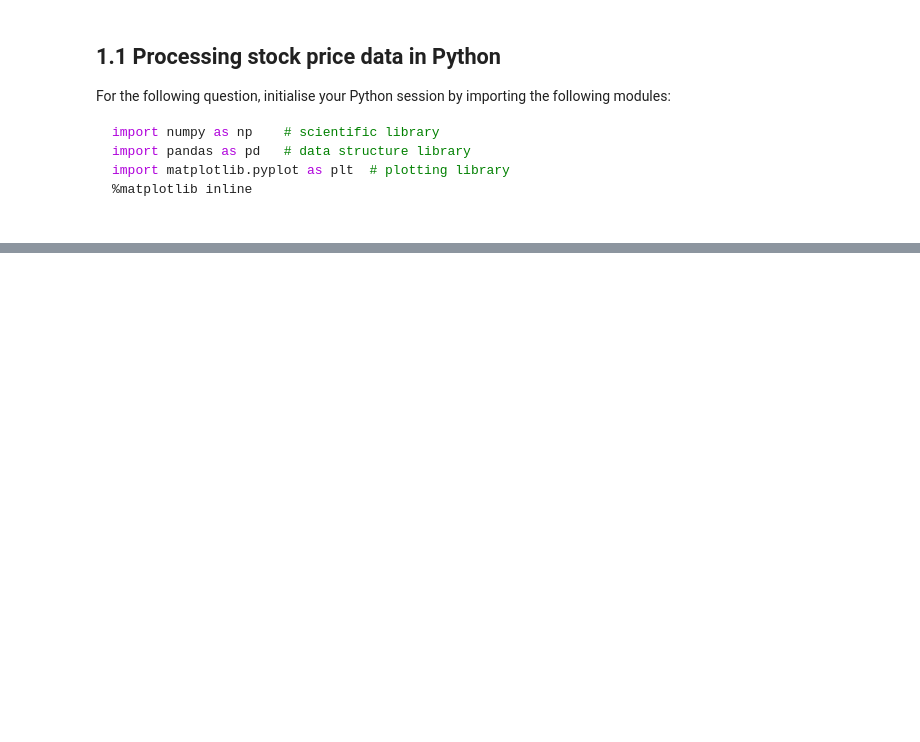
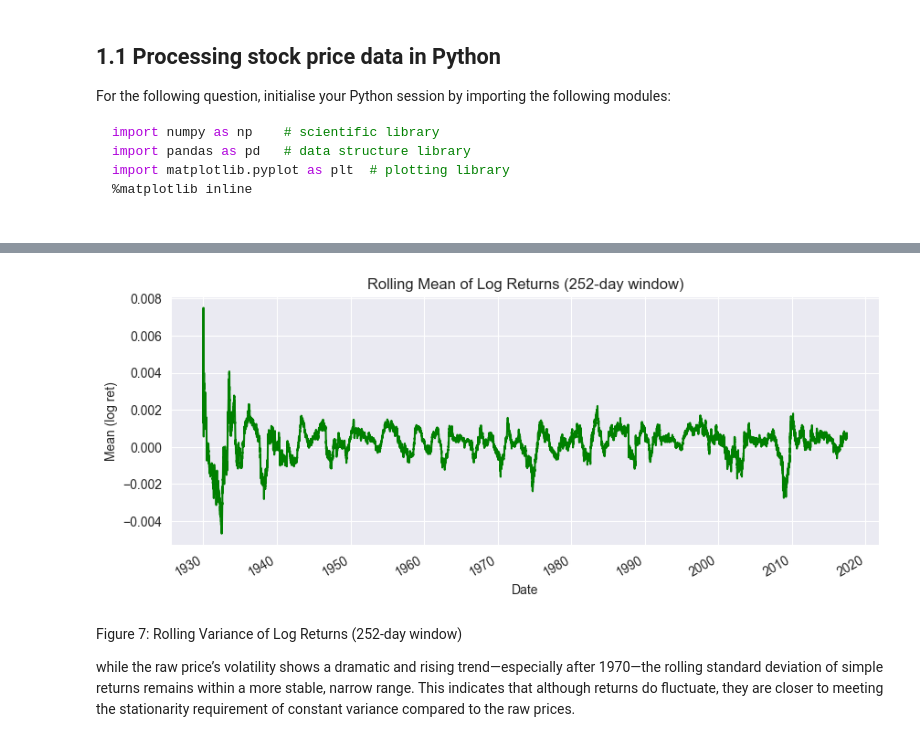
Before and after one commit to yiranLou/DCGAN, a Jupyter notebook: KCL_finan/ME.ipynb, the cells around one changed output, grey strips where cells are left out. Saved outputs shown, nothing was run; the diff lists cells and outputs as text; code cells hidden in the pictures; blank space fills up the shorter version.

```diff
--- a/KCL_finan/ME.ipynb
+++ b/KCL_finan/ME.ipynb
@@ -276,0 +161,3 @@ Jarque-Bera p-value for Log Return: 0.0
+# %%
+logret = logpx.diff()
+simpret = px.pct_change()
@@ -276,0 +169,8 @@ Jarque-Bera p-value for Log Return: 0.0
+# %%
+# Rolling mean & variance of log returns
+rolling_mean_logret = logret.rolling(window=252, min_periods=1).mean()
+rolling_var_logret  = logret.rolling(window=252, min_periods=1).var()
+
+# Rolling mean & variance of simple returns
+rolling_mean_simpret = simpret.rolling(window=252, min_periods=1).mean()
+rolling_var_simpret  = simpret.rolling(window=252, min_periods=1).var()
@@ -276,0 +181,16 @@ Jarque-Bera p-value for Log Return: 0.0
+# %%
+
+# Plot rolling mean & variance of log returns
+plt.figure(figsize=(10, 4))
+rolling_mean_logret.plot(color='green')
+plt.title("Rolling Mean of Log Returns (252-day window)")
+plt.xlabel("Date")
+plt.ylabel("Mean (log ret)")
+plt.grid(True)
+plt.show()
+# %% [output]
+[figure, added]
+# %% [markdown]
+Figure 7: Rolling Variance of Log Returns (252-day window)
+
+while the raw price’s volatility shows a dramatic and rising trend—especially after 1970—the rolling standard deviation of simple returns remains within a more stable, narrow range. This indicates that although returns do fluctuate, they are closer to meeting the stationarity requirement of constant variance compared to the raw prices.
```
Also changed, not shown: parts of 33 cells of this notebook, 1 other file.
